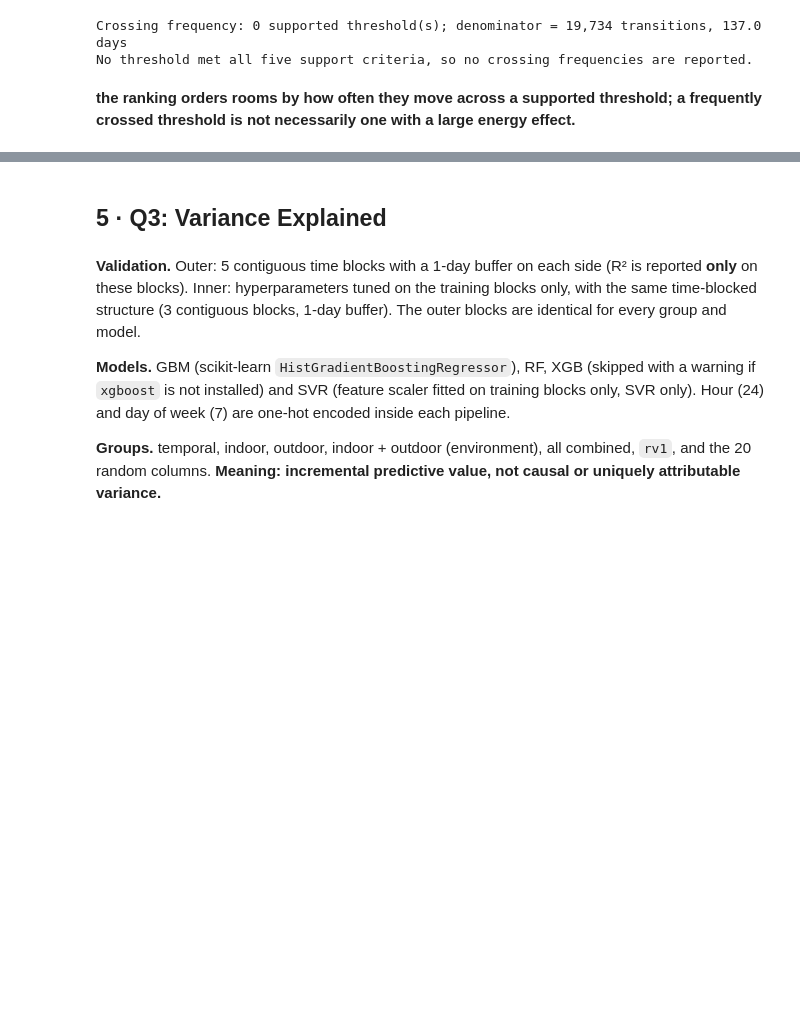
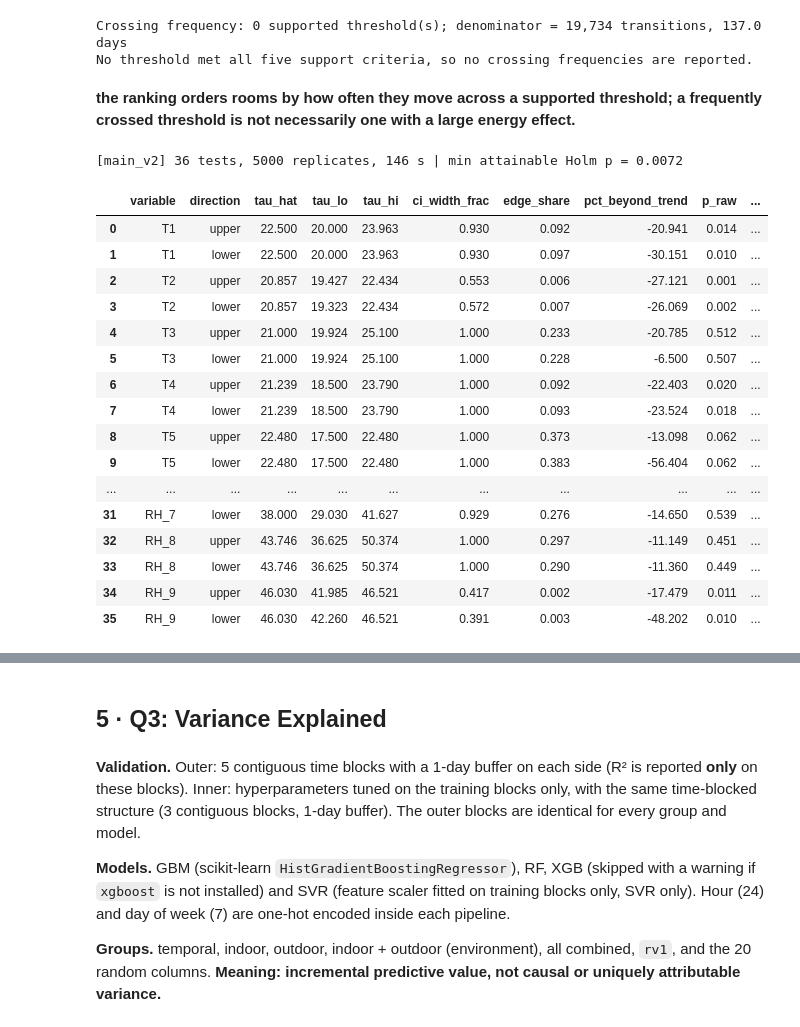
Before and after one commit to vmrmalicdem/DSS142-FinalProject, a Jupyter notebook: 02_abt_to_models_tier1.ipynb, the cells around one changed output, grey strips where cells are left out. Saved outputs shown, nothing was run; the diff lists cells and outputs as text; code cells hidden in the pictures; blank space fills up the shorter version.

```diff
--- a/02_abt_to_models_tier1.ipynb
+++ b/02_abt_to_models_tier1.ipynb
@@ -452,3 +452,82 @@ Crossing frequency: 0 supported threshold(s); denominator = 19,734 transitions,
 No threshold met all five support criteria, so no crossing frequencies are reported.
 # %% [markdown]
 **the ranking orders rooms by how often they move across a supported threshold; a frequently crossed threshold is not necessarily one with a large energy effect.**
+# %%
+N_BOOT_V2 = 5000      # replicates; each is generated in chunks so memory stays small. Expect a few minutes.
+
+def _F(R, Ht, hh, nn, k):
+    q = (R @ Ht.T) ** 2 / hh; rr = (R * R).sum(1)[:, None]
+    return q / ((rr - q) / (nn - k - 1))
+
+def seg_test_v2(x, y, direction, seed_key, Zhour):
+    nn = len(x); mu, sd = x.mean(), x.std(); xs = (x - mu) / sd
+    grid = np.quantile(x, np.linspace(GRID_LO, GRID_HI, GRID_N)); ts = (grid - mu) / sd
+    p5, p95 = np.percentile(xs, [5, 95]); dist = (p95 - ts) if direction == "upper" else (ts - p5)
+    H = hinge(xs, ts, direction)
+    X0 = np.c_[np.ones(nn), xs, Zhour]; Q = np.linalg.qr(X0)[0]; k = X0.shape[1]      # null: straight line + hour of day
+    r = y - Q @ (Q.T @ y); Ht = H - (H @ Q) @ Q.T; hh = (Ht * Ht).sum(1)              # residualise on the controls (FWL)
+    beta, sse = fit_seg(xs, r, Ht, np.ones((1, nn))); g, b, slope, pct = pick(beta, sse, dist, direction)
+    Fo = _F(r[None, :], Ht, hh, nn, k)[0]
+    rng_v = np.random.default_rng(seed_key); sup, taus, edge = [], [], []
+    for s in range(0, N_BOOT_V2, CHUNK):
+        B = min(CHUNK, N_BOOT_V2 - s)
+        ip = block_idx(nn, BLOCK, B, rng_v); W = np.zeros((B, nn))
+        for i in range(B): W[i] = np.bincount(ip[i], minlength=nn)
+        _, ss = fit_seg(xs, r, Ht, W); gb = ss.argmin(1)                                # breakpoint CI: resample (r, Ht) blocks
+        taus.append(grid[gb]); edge.append((gb == 0) | (gb == GRID_N - 1))
+        Es = r[block_idx(nn, BLOCK, B, rng_v)]; Es = Es - (Es @ Q) @ Q.T                # null: resampled residuals, search repeated
+        sup.append(_F(Es, Ht, hh, nn, k).max(1))
+    sup = np.concatenate(sup); taus = np.concatenate(taus); edge = np.concatenate(edge)
+    out = dict(tau_hat=grid[g[0]], interior=bool(0 < g[0] < GRID_N - 1), kink_slope_per_sd=slope[0], pct_beyond_trend=pct[0],
+               supF=Fo.max(), p_raw=(1 + (sup >= Fo.max()).sum()) / (len(sup) + 1),
+               tau_lo=np.percentile(taus, 2.5), tau_hi=np.percentile(taus, 97.5), edge_share=edge.mean(),
+               ci_width_frac=(np.percentile(taus, 97.5) - np.percentile(taus, 2.5)) / (grid[-1] - grid[0]))
+    return out, sup, (r, Ht, hh, nn, k, dist)
+
+def q2_run_v2(y_all, tag, variables=Q_VARS):
+    t0 = time.perf_counter(); rows, SUP, CTX = [], {}, {}
+    for vi, v in enumerate(variables):
+        x = abt[v].to_numpy(float)
+        for di, d in enumerate(("upper", "lower")):
+            o, sup, ctx = seg_test_v2(x, y_all, d, [SEED, vi, di], HOUR_Z)
+            rows.append(dict(variable=v, direction=d, run=tag, **o)); SUP[(v, d)] = sup; CTX[(v, d)] = ctx
+    D = pd.DataFrame(rows); nt = len(D); D["p_holm"] = holm(D.p_raw)
+    g0 = GRID_N // 2; mde = []                                                         # detectable kink at the median breakpoint
+    for (v, d) in zip(D.variable, D.direction):
+        crit = np.quantile(SUP[(v, d)], 1 - ALPHA / nt); r, Ht, hh, nn, k, dist = CTX[(v, d)]
+        mde.append(next((p for p in range(1, 101) if _F((r + np.log1p(p / 100) / dist[g0] * Ht[g0])[None, :], Ht, hh, nn, k).max() >= crit), np.nan))
+    D["detectable_pct_at_extreme"] = mde
+    D["c1_holm"] = D.p_holm < ALPHA; D["c2_interior"] = D.interior; D["c3_slope_pos"] = D.kink_slope_per_sd > 0
+    D["c4_pct10"] = D.pct_beyond_trend >= 10
+    D["supported"] = D.c1_holm & D.c2_interior & D.c3_slope_pos & D.c4_pct10
+    D["stable_interval"] = (D.ci_width_frac <= 0.5) & (D.edge_share <= 0.2)
+    print(f"[{tag}] {nt} tests, {N_BOOT_V2} replicates, {time.perf_counter() - t0:.0f} s | min attainable Holm p = {nt / (N_BOOT_V2 + 1):.4f}")
+    return D
+
+Q2V2 = q2_run_v2(Y_LOG, "main_v2")
+display(Q2V2[["variable", "direction", "tau_hat", "tau_lo", "tau_hi", "ci_width_frac", "edge_share", "pct_beyond_trend",
+              "p_raw", "p_holm", "supported", "stable_interval", "detectable_pct_at_extreme"]].round(4))
+ns = int(Q2V2.supported.sum())
+print(f"Supported thresholds (kink beyond straight line, hour controlled, Holm p<0.05, interior, +slope, >=10%): {ns} of {len(Q2V2)}")
+print(f"Median detectable effect: a kink that changes appliance energy by ~{Q2V2.detectable_pct_at_extreme.median():.0f}% "
+      f"(range {Q2V2.detectable_pct_at_extreme.min():.0f}-{Q2V2.detectable_pct_at_extreme.max():.0f}%) between a mid-range breakpoint and the P95/P5 extreme "
+      "would just have been flagged at the Holm level. Smaller kinks than that cannot be ruled out.")
+# %% [output]
+[main_v2] 36 tests, 5000 replicates, 146 s | min attainable Holm p = 0.0072
+|  | variable | direction | tau_hat | tau_lo | tau_hi | ci_width_frac | edge_share | pct_beyond_trend | p_raw | ... |
+| 0 | T1 | upper | 22.500 | 20.000 | 23.963 | 0.930 | 0.092 | -20.941 | 0.014 | ... |
+| 1 | T1 | lower | 22.500 | 20.000 | 23.963 | 0.930 | 0.097 | -30.151 | 0.010 | ... |
+| 2 | T2 | upper | 20.857 | 19.427 | 22.434 | 0.553 | 0.006 | -27.121 | 0.001 | ... |
+| 3 | T2 | lower | 20.857 | 19.323 | 22.434 | 0.572 | 0.007 | -26.069 | 0.002 | ... |
+| 4 | T3 | upper | 21.000 | 19.924 | 25.100 | 1.000 | 0.233 | -20.785 | 0.512 | ... |
+| 5 | T3 | lower | 21.000 | 19.924 | 25.100 | 1.000 | 0.228 | -6.500 | 0.507 | ... |
+| 6 | T4 | upper | 21.239 | 18.500 | 23.790 | 1.000 | 0.092 | -22.403 | 0.020 | ... |
+| 7 | T4 | lower | 21.239 | 18.500 | 23.790 | 1.000 | 0.093 | -23.524 | 0.018 | ... |
+| 8 | T5 | upper | 22.480 | 17.500 | 22.480 | 1.000 | 0.373 | -13.098 | 0.062 | ... |
+| 9 | T5 | lower | 22.480 | 17.500 | 22.480 | 1.000 | 0.383 | -56.404 | 0.062 | ... |
+| ... | ... | ... | ... | ... | ... | ... | ... | ... | ... | ... |
+| 31 | RH_7 | lower | 38.000 | 29.030 | 41.627 | 0.929 | 0.276 | -14.650 | 0.539 | ... |
+| 32 | RH_8 | upper | 43.746 | 36.625 | 50.374 | 1.000 | 0.297 | -11.149 | 0.451 | ... |
+| 33 | RH_8 | lower | 43.746 | 36.625 | 50.374 | 1.000 | 0.290 | -11.360 | 0.449 | ... |
+| 34 | RH_9 | upper | 46.030 | 41.985 | 46.521 | 0.417 | 0.002 | -17.479 | 0.011 | ... |
+| 35 | RH_9 | lower | 46.030 | 42.260 | 46.521 | 0.391 | 0.003 | -48.202 | 0.010 | ... |
```
Also changed, not shown: parts of 9 cells of this notebook, 3 other files.
